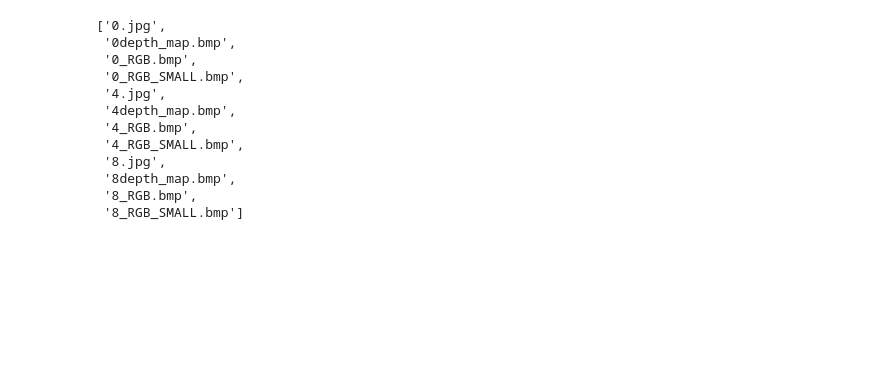
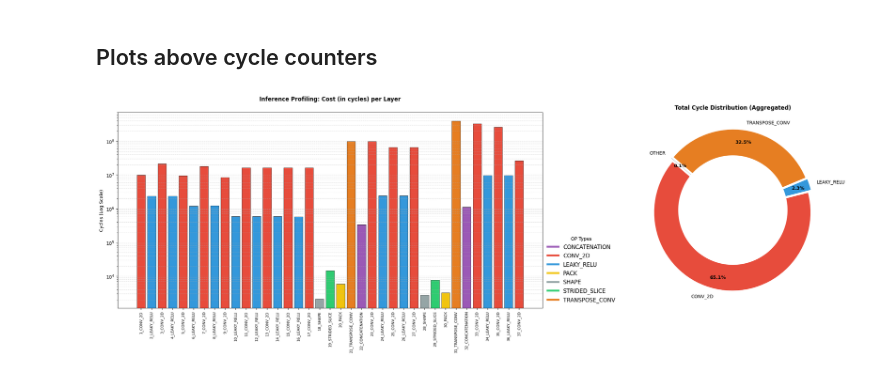
Before and after one commit to JPsparks/APAI_ESP_MonocularDepthEstimation, a Jupyter notebook: quality_check/quality_check.ipynb, the cells around one changed output. Cells and saved outputs as stored; diff of their text form; code cells hidden in the pictures; blank space fills up the shorter version.

```diff
--- a/quality_check/quality_check.ipynb
+++ b/quality_check/quality_check.ipynb
@@ -164,15 +66,2 @@ for num in range(0, amount * 4, 4):
-# %%
-os.listdir("img")
-# %% [output]
-['0.jpg',
- '0depth_map.bmp',
- '0_RGB.bmp',
- '0_RGB_SMALL.bmp',
- '4.jpg',
- '4depth_map.bmp',
- '4_RGB.bmp',
- '4_RGB_SMALL.bmp',
- '8.jpg',
- '8depth_map.bmp',
- '8_RGB.bmp',
- '8_RGB_SMALL.bmp']
+# %% [markdown]
+## Plots above cycle counters
@@ -178,0 +149,45 @@ os.listdir("img")
+# %%
+fig, (ax1, ax2) = plt.subplots(1, 2, figsize=(23, 8), gridspec_kw={'width_ratios': [2, 1]})
+
+# Bar Chart (Log Scale)
+ax1.bar(names, cycles, color=bar_colors, edgecolor='black', linewidth=0.5)
+ax1.set_yscale('log')
+ax1.set_xticks(range(len(names))) # Ensure ticks match names length
+ax1.set_xticklabels(names, rotation=90, fontsize=8)
+ax1.set_ylabel("Cycles (Log Scale)")
+ax1.set_title("Inference Profiling: Cost (in cycles) per Layer", fontweight='bold', pad=25) # Added padding for title
+ax1.grid(axis='y', which='both', linestyle='--', alpha=0.4)
+
+unique_ops = sorted(list(set([n.split('_', 1)[1] for n in names])))
+legend_elements = [Line2D([0], [0], color=color_map.get(op, color_map['OTHER']), lw=4, label=op) for op in unique_ops]
+
+ax1.legend(handles=legend_elements, title="OP Types",
+           loc='lower left',
+           bbox_to_anchor=(1, 0),
+           ncol=1,
+           fontsize='large',
+           frameon=False)
+
+# Donut Pie Chart
+labels = [k for k, v in pie_data.items() if v > 0]
+sizes = [pie_data[k] for k in labels]
+colors = [color_map[label] for label in labels]
+
+explode = [0.03] * len(labels)
+
+
+wedges, texts, autotexts = ax2.pie(sizes, labels=labels, autopct='%1.1f%%',
+                                  colors=colors, startangle=140, pctdistance=0.85,
+                                  explode=explode)
+ax2.set_title("Total Cycle Distribution (Aggregated)", fontweight='bold')
+
+centre_circle = plt.Circle((0,0), 0.70, fc='white')
+ax2.add_artist(centre_circle)
+
+#Plot fn
+plt.setp(autotexts, size=10, weight="bold")
+plt.tight_layout(w_pad=2.0)
+plt.savefig("../example_images/inference_profiling.png", dpi=300, bbox_inches='tight')
+plt.show()
+# %% [output]
+[figure, added]
```
Also changed, not shown: parts of 6 cells of this notebook, 52 other files.
